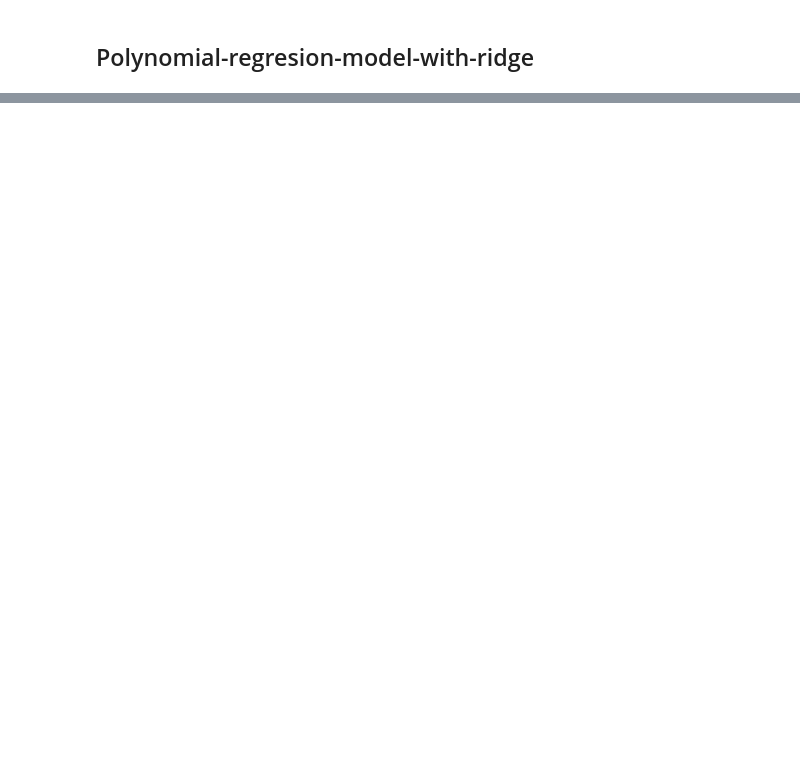
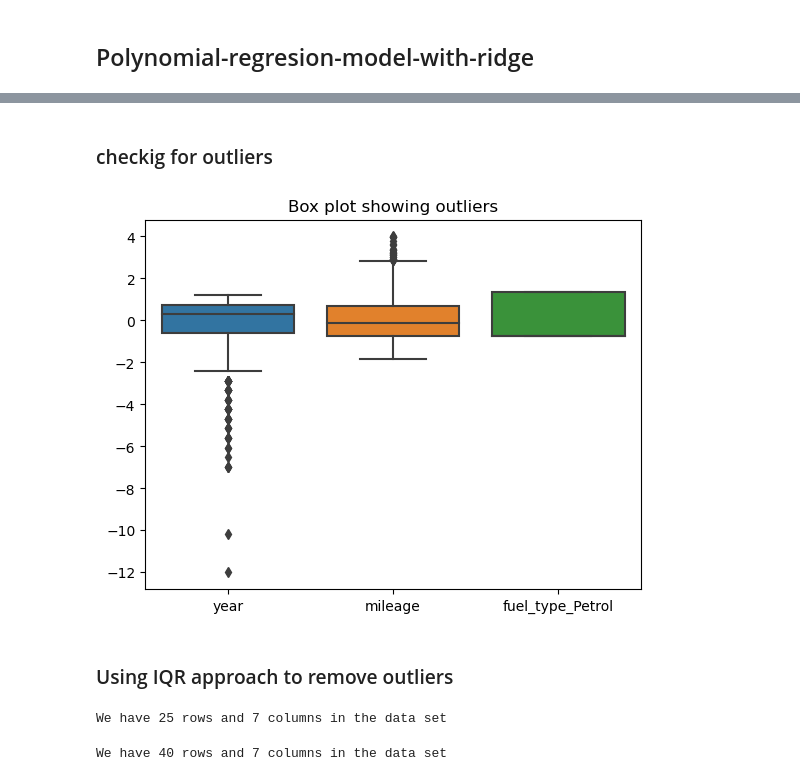
Before and after one commit to Shedinho20/Project01, a Jupyter notebook: Project01.ipynb, the cells around one changed output, grey strips where cells are left out. Cells and saved outputs as stored; diff of their text form; code cells hidden in the pictures; blank space fills up the shorter version.

```diff
--- a/Project01.ipynb
+++ b/Project01.ipynb
@@ -773,0 +930,2 @@ plot_two_by_two_lasso_and_ridge_chart(poly_lasso_predictions,poly_ridge_predicti
+# %%
+df_competition.year = np.log(df_competition.year)
@@ -773,0 +935,5 @@ plot_two_by_two_lasso_and_ridge_chart(poly_lasso_predictions,poly_ridge_predicti
+# %%
+response = df_competition.price
+features = df_competition.drop(["price"],axis=1)
+
+features.head()
@@ -773,0 +949,13 @@ plot_two_by_two_lasso_and_ridge_chart(poly_lasso_predictions,poly_ridge_predicti
+# %%
+# scale the features
+scaler = StandardScaler()
+
+zscore = scaler.fit_transform(features)
+
+feature_ss = pd.DataFrame(zscore, index=features.index, columns= features.columns)
+
+X_train_ss, X_test_ss, Y_train_ss, Y_test_ss = train_test_split(feature_ss, response,test_size=0.1,random_state=1024)
+
+
+df_training_ss = pd.concat([X_train_ss, pd.DataFrame(Y_train_ss)],axis=1)
+df_training_ss.head()
@@ -773,0 +969,21 @@ plot_two_by_two_lasso_and_ridge_chart(poly_lasso_predictions,poly_ridge_predicti
+# %% [markdown]
+### checkig for outliers
+# %%
+sns.boxplot(df_training_ss[["year","mileage","fuel_type_Petrol"]])
+plt.title("Box plot showing outliers")
+
+plt.show()
+# %% [output]
+[figure, added]
+# %% [markdown]
+### Using IQR approach to remove outliers
+# %%
+Q1 = df_training_ss.mileage.quantile(0.25)
+Q3 = df_training_ss.mileage.quantile(0.75)
+
+IQR=Q3-Q1
+outliers_based_mileage = df_training_ss.loc[((df_training_ss.mileage<(Q1-1.5*IQR)) | (df_training_ss.mileage>(Q3+1.5*IQR)))]
+# description of the outliers
+get_data_description(outliers_based_mileage)
+# %% [output]
+We have 25 rows and 7 columns in the data set
@@ -773,0 +992,10 @@ plot_two_by_two_lasso_and_ridge_chart(poly_lasso_predictions,poly_ridge_predicti
+# %%
+Q1 = df_training_ss.year.quantile(0.25)
+Q3 = df_training_ss.year.quantile(0.75)
+
+IQR=Q3-Q1
+outliers_based_year = df_training_ss.loc[((df_training_ss.year<(Q1-1.5*IQR)) | (df_training_ss.year>(Q3+1.5*IQR)))]
+# description of the outliers
+get_data_description(outliers_based_year)
+# %% [output]
+We have 40 rows and 7 columns in the data set
```
Also changed, not shown: parts of 62 cells of this notebook.
